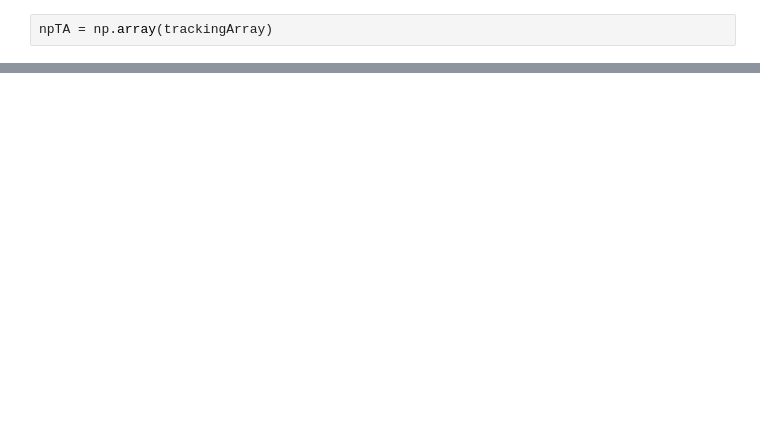
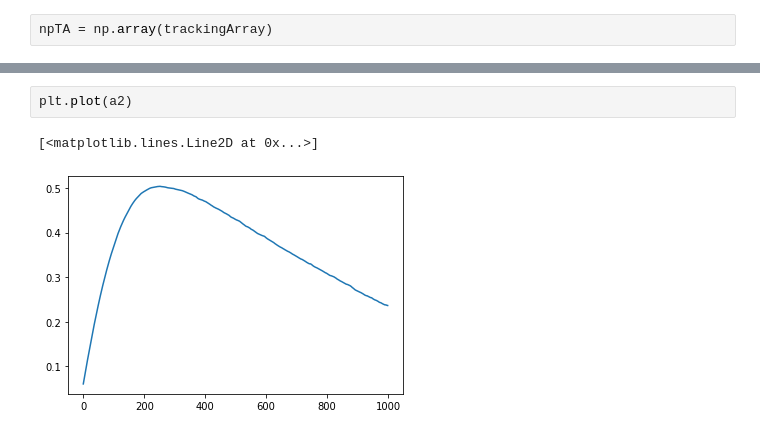
Before and after one commit to ANSH-RIYAL/AsymptoticExtrapolation, a Jupyter notebook: Single Layer Dense Network.ipynb, the cells around one changed output, grey strips where cells are left out. Saved outputs shown, nothing was run; the diff lists cells and outputs as text; blank space fills up the shorter version.

```diff
--- a/Single Layer Dense Network.ipynb
+++ b/Single Layer Dense Network.ipynb
@@ -225,0 +235,5 @@ plt.plot(a1)
+# %%
+plt.plot(a2)
+# %% [output]
+[<matplotlib.lines.Line2D at 0x...>]
+[figure, added]
```
Also changed, not shown: parts of 13 cells of this notebook.
